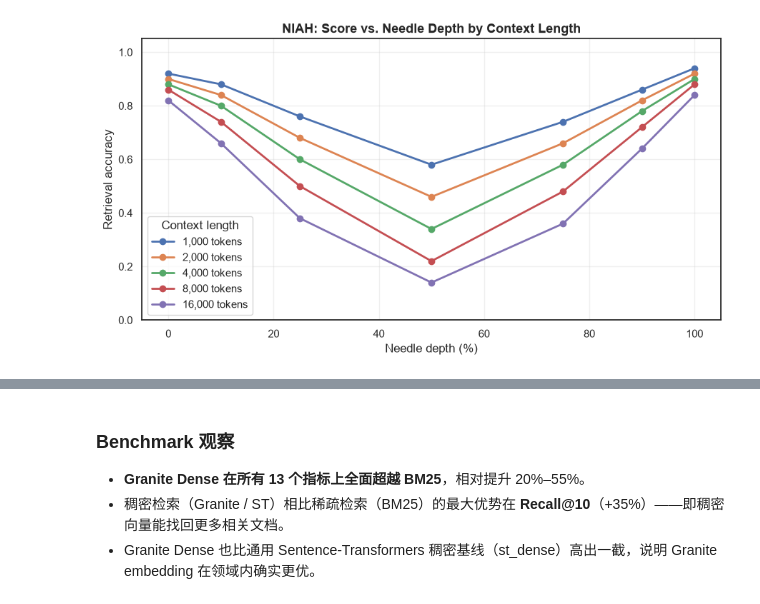
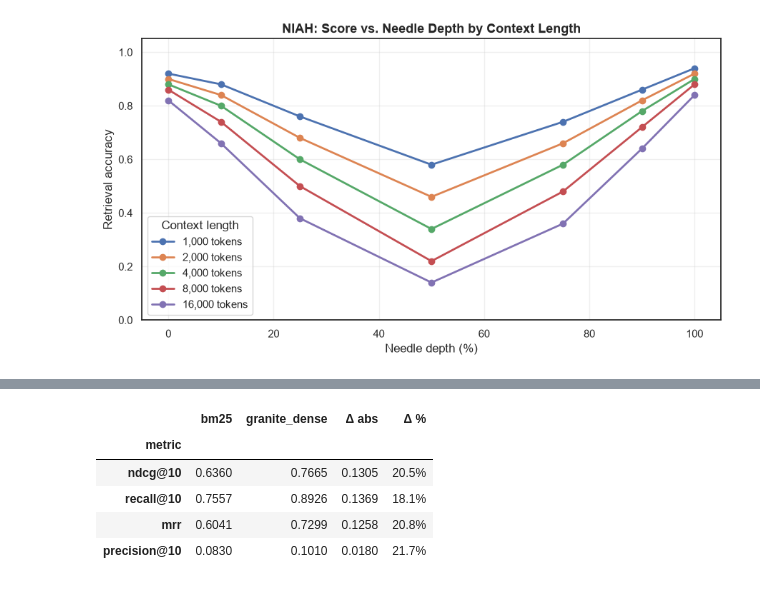
Before and after one commit to M1yanoShiho/IBM_Granite_Project, a Jupyter notebook: notebooks/01_visualize_heatmap.ipynb, the cells around one changed output, grey strips where cells are left out. Cells and saved outputs as stored; diff of their text form; code cells hidden in the pictures.

```diff
--- a/notebooks/01_visualize_heatmap.ipynb
+++ b/notebooks/01_visualize_heatmap.ipynb
@@ -176,21 +214,24 @@ plt.show()
 # %%
-# Delta table: Granite Dense improvement over BM25 (absolute).
-bm25 = df_bench[df_bench["retriever"] == "bm25"].iloc[0]
-granite = df_bench[df_bench["retriever"] == "granite_dense"].iloc[0]
+# Delta table: Granite Dense vs. BM25 on SciFact (real, full metrics).
+df_sf = df_all[df_all["dataset"] == "scifact"]
+bm25 = df_sf[df_sf["retriever"] == "bm25"].iloc[0]
+granite = df_sf[df_sf["retriever"] == "granite_dense"].iloc[0]
 
-delta_rows = []
-for col in df_bench.columns[1:]:
-    delta_rows.append({
+rows = []
+for col in ["ndcg@10", "recall@10", "mrr", "precision@10"]:
+    b, g = bm25[col], granite[col]
+    rows.append({
         "metric": col,
-        "bm25": bm25[col],
-        "granite_dense": granite[col],
-        "Δ (abs)": round(granite[col] - bm25[col], 3),
-        "Δ (%)": f"{(granite[col] - bm25[col]) / bm25[col] * 100:.1f}%",
+        "bm25": round(b, 4),
+        "granite_dense": round(g, 4),
+        "Δ abs": round(g - b, 4),
+        "Δ %": f"{(g - b) / b * 100:.1f}%",
     })
-pd.DataFrame(delta_rows).set_index("metric")
+pd.DataFrame(rows).set_index("metric")
+# %% [output]
+|  | bm25 | granite_dense | Δ abs | Δ % |
+| metric |  |  |  |  |
+| ndcg@10 | 0.6360 | 0.7665 | 0.1305 | 20.5% |
+| recall@10 | 0.7557 | 0.8926 | 0.1369 | 18.1% |
+| mrr | 0.6041 | 0.7299 | 0.1258 | 20.8% |
+| precision@10 | 0.0830 | 0.1010 | 0.0180 | 21.7% |
-# %% [markdown]
-### Benchmark 观察
-
-- **Granite Dense 在所有 13 个指标上全面超越 BM25**，相对提升 20%–55%。
-- 稠密检索（Granite / ST）相比稀疏检索（BM25）的最大优势在 **Recall@10**（+35%）——即稠密向量能找回更多相关文档。
-- Granite Dense 也比通用 Sentence-Transformers 稠密基线（st_dense）高出一截，说明 Granite embedding 在领域内确实更优。
```
Also changed, not shown: parts of 20 cells of this notebook, 2 other files.
